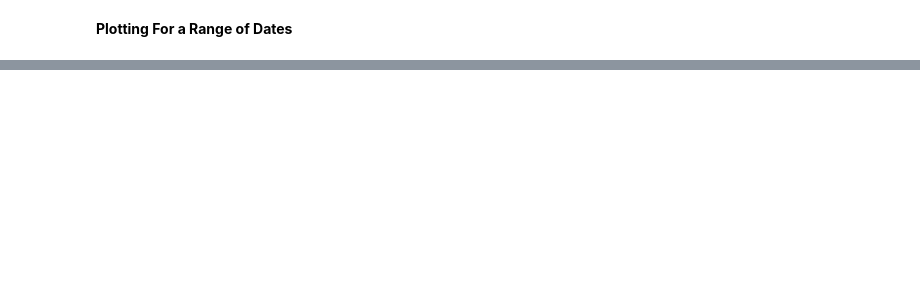
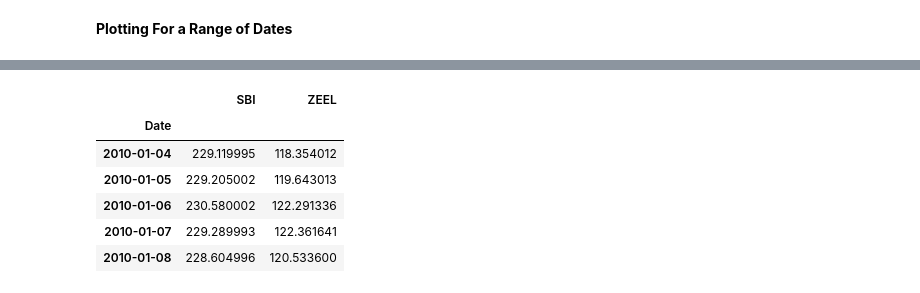
Before and after one commit to akmadan/PythonForFinance, a Jupyter notebook: 2. Drawing_Line_Charts.ipynb, the cells around one changed output, grey strips where cells are left out. Cells and saved outputs as stored; diff of their text form; code cells hidden in the pictures; blank space fills up the shorter version.

```diff
--- a/2. Drawing_Line_Charts.ipynb
+++ b/2. Drawing_Line_Charts.ipynb
@@ -78,0 +121,2 @@ plt.show()
+# %%
+zeel = data.get_data_yahoo("ZEEL.NS", start, end)
@@ -78,0 +142,14 @@ plt.show()
+# %%
+## Method 2 - Combining Datasets to form a new Dataframe
+
+sbi_zeel = pd.DataFrame(pd.concat([sbi['Close'], zeel['Close']], axis = 1))
+sbi_zeel.columns = ['SBI', 'ZEEL']
+sbi_zeel.head()
+# %% [output]
+|  | SBI | ZEEL |
+| Date |  |  |
+| 2010-01-04 | 229.119995 | 118.354012 |
+| 2010-01-05 | 229.205002 | 119.643013 |
+| 2010-01-06 | 230.580002 | 122.291336 |
+| 2010-01-07 | 229.289993 | 122.361641 |
+| 2010-01-08 | 228.604996 | 120.533600 |
```
Also changed, not shown: parts of 21 cells of this notebook.
